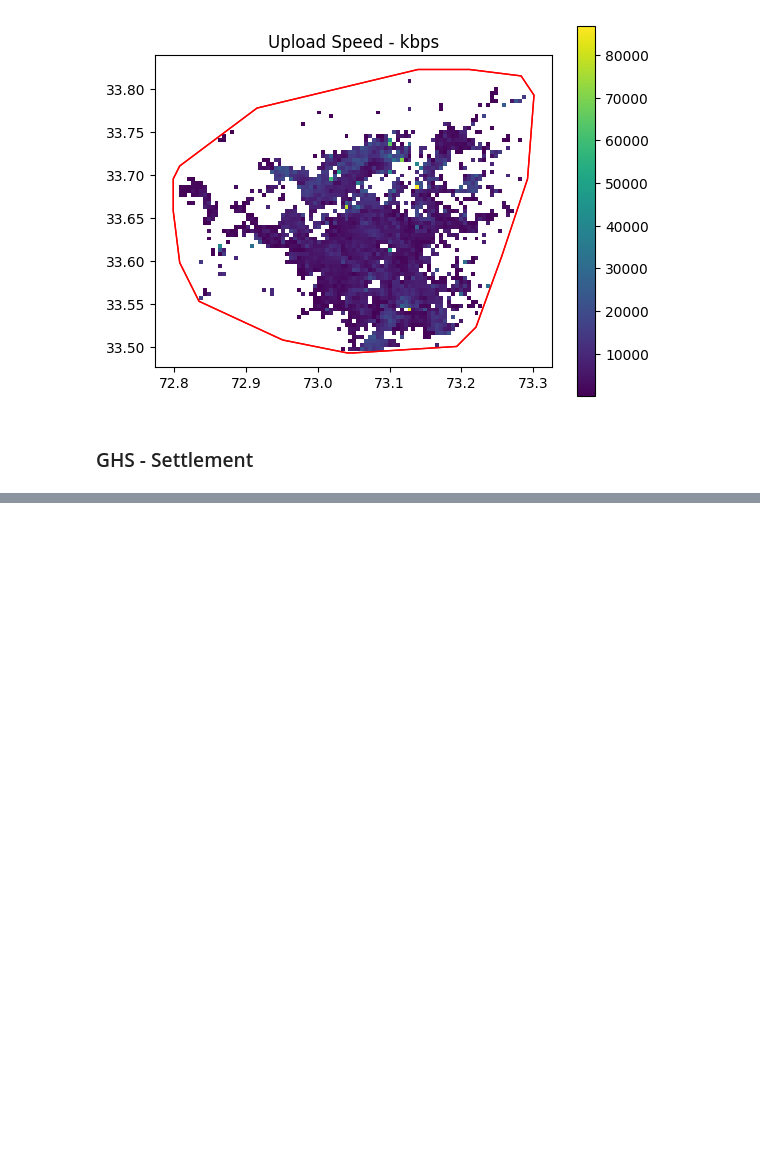
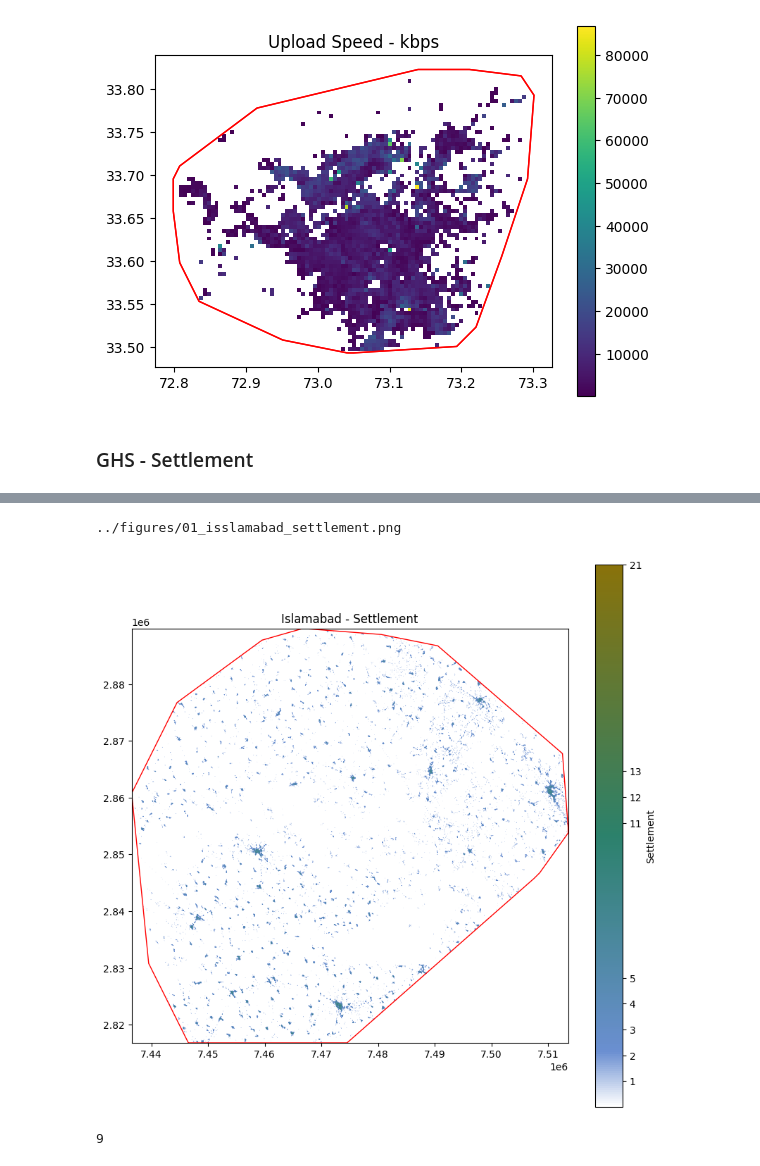
Before and after one commit to TJhon/python-raster-crop, a Jupyter notebook: tutorials/reference.ipynb, the cells around one changed output, grey strips where cells are left out. Drawn from its saved outputs; the diff is of its cells as text; code cells hidden in the pictures; blank space fills up the shorter version.

```diff
--- a/tutorials/reference.ipynb
+++ b/tutorials/reference.ipynb
@@ -1087,0 +1108,47 @@ data_settle
+# %%
+# convert into a function
+name = ''
+tiff_sample="../sample_data/out_raster/ghs.tif"
+# title_raster="Altitude - Karachi"
+# t_label="M.A.S.L"
+map_color_hex=("#6B8FD1", "#2C816B", "#89720A")
+none_data=0
+
+
+c1, c2, c3 = map_color_hex
+map_color = [(0.0, "white"), (0.1, c1), (0.5, c2), (1.0, c3)]
+cmap_vals = sorted(map_color, key=lambda x: x[0])  # Ordenar cmap_vals en orden ascendente
+
+
+
+cmap = LinearSegmentedColormap.from_list("custom", cmap_vals)
+
+with rasterio.open(tiff_sample) as raster:
+    data = raster.read(1)
+    nodata_value = raster.nodata
+
+    data = np.where(data == nodata_value, np.nan, data)
+
+    # Transformar las coordenadas del raster a coordenadas geográficas
+    height, width = data.shape
+    xs = np.arange(0, width) * inv_transform.a + inv_transform.xoff
+    ys = np.arange(0, height) * inv_transform.e + inv_transform.yoff
+
+    plt.figure(figsize=(10, 10))
+    plt.imshow(data, extent=[xs[0], xs[-1], ys[-1], ys[0]], cmap=cmap)
+    plt.title("Islamabad - Settlement")
+    plt.colorbar(label='Settlement', ticks=ticks_values)
+
+    # Plotear el shapefile
+    gdf.plot(ax=plt.gca(), edgecolor='red', facecolor='none')
+
+    save_plot("isslamabad_settlement")
+
+    plt.show()
+# %% [output]
+../figures/01_isslamabad_settlement.png
+[figure, added]
+# %%
+len(ticks_values)
+# %% [output]
+9
```
Also changed, not shown: parts of 7 cells of this notebook, 2 other files.
